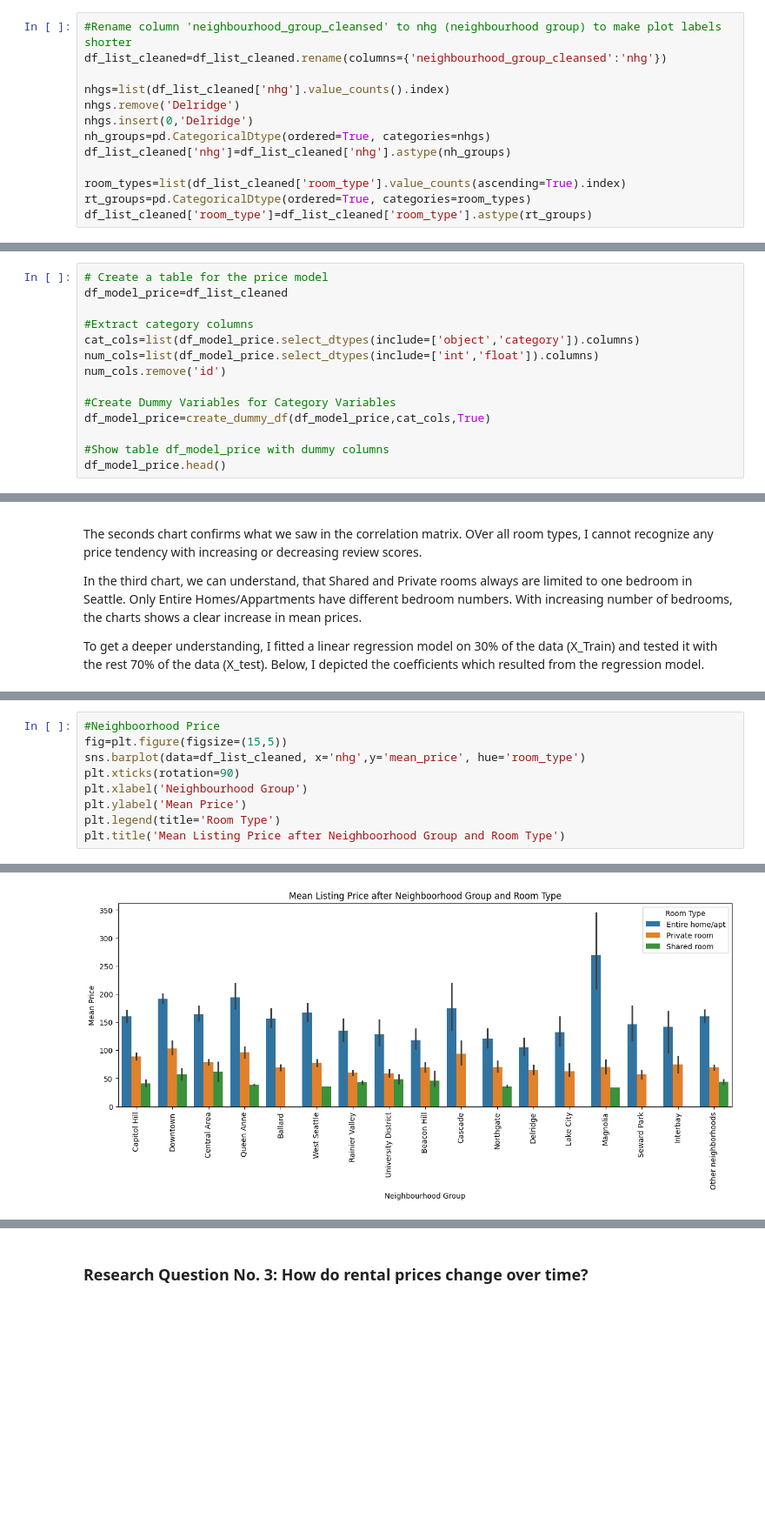
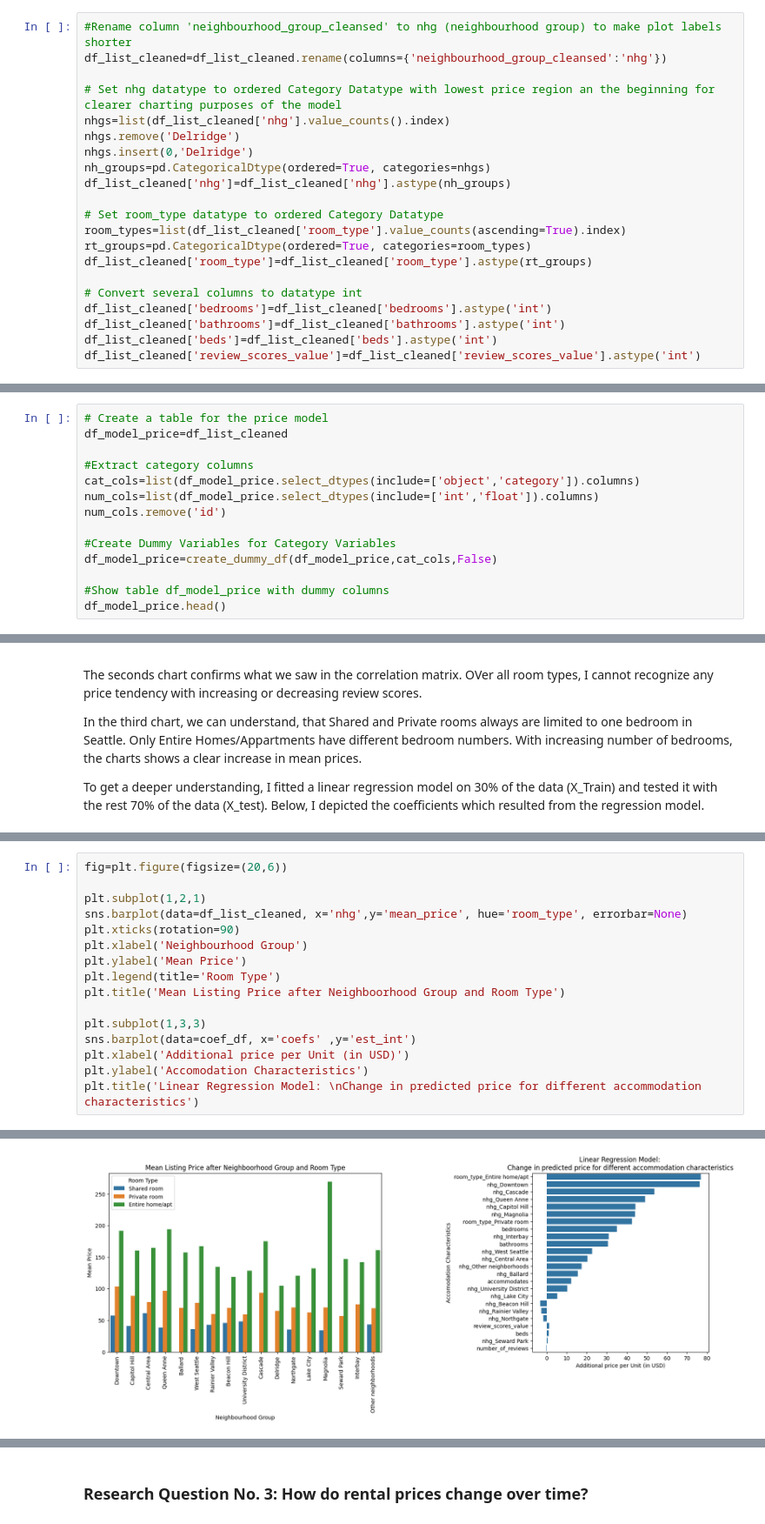
Before and after one commit to carini599/Airbnb_Seattle_Carina_Breu, a Jupyter notebook: airbnb_seattle_notebook.ipynb, the cells around one changed output, grey strips where cells are left out. Shown at 87% size. Saved outputs shown, nothing was run; the diff lists cells and outputs as text; blank space fills up the shorter version.

```diff
--- a/airbnb_seattle_notebook.ipynb
+++ b/airbnb_seattle_notebook.ipynb
@@ -171,15 +171,23 @@ df_list_cleaned=pd.merge(df_list_cleaned,df_mean_price, left_on='id',right_on='l
 #Rename column 'neighbourhood_group_cleansed' to nhg (neighbourhood group) to make plot labels shorter
 df_list_cleaned=df_list_cleaned.rename(columns={'neighbourhood_group_cleansed':'nhg'})
 
+# Set nhg datatype to ordered Category Datatype with lowest price region an the beginning for clearer charting purposes of the model
 nhgs=list(df_list_cleaned['nhg'].value_counts().index)
 nhgs.remove('Delridge')
 nhgs.insert(0,'Delridge')
 nh_groups=pd.CategoricalDtype(ordered=True, categories=nhgs)
 df_list_cleaned['nhg']=df_list_cleaned['nhg'].astype(nh_groups)
 
+# Set room_type datatype to ordered Category Datatype
 room_types=list(df_list_cleaned['room_type'].value_counts(ascending=True).index)
 rt_groups=pd.CategoricalDtype(ordered=True, categories=room_types)
 df_list_cleaned['room_type']=df_list_cleaned['room_type'].astype(rt_groups)
+
+# Convert several columns to datatype int
+df_list_cleaned['bedrooms']=df_list_cleaned['bedrooms'].astype('int')
+df_list_cleaned['bathrooms']=df_list_cleaned['bathrooms'].astype('int')
+df_list_cleaned['beds']=df_list_cleaned['beds'].astype('int')
+df_list_cleaned['review_scores_value']=df_list_cleaned['review_scores_value'].astype('int')
 # %%
 df_list_cleaned.info()
 # %% [output]
@@ -224,7 +238,7 @@ num_cols=list(df_model_price.select_dtypes(include=['int','float']).columns)
 num_cols.remove('id')
 
 #Create Dummy Variables for Category Variables
-df_model_price=create_dummy_df(df_model_price,cat_cols,True)
+df_model_price=create_dummy_df(df_model_price,cat_cols,False)
 
 #Show table df_model_price with dummy columns
 df_model_price.head()
@@ -492,10 +558,17 @@ Text(0.5, 1.0, 'Linear Regression Mean price against different accommodation cha
 # %%
-#Neighboorhood Price
-fig=plt.figure(figsize=(15,5))
-sns.barplot(data=df_list_cleaned, x='nhg',y='mean_price', hue='room_type')
+fig=plt.figure(figsize=(20,6))
+
+plt.subplot(1,2,1)
+sns.barplot(data=df_list_cleaned, x='nhg',y='mean_price', hue='room_type', errorbar=None)
 plt.xticks(rotation=90)
 plt.xlabel('Neighbourhood Group')
 plt.ylabel('Mean Price')
 plt.legend(title='Room Type')
 plt.title('Mean Listing Price after Neighboorhood Group and Room Type')
+
+plt.subplot(1,3,3)
+sns.barplot(data=coef_df, x='coefs' ,y='est_int')
+plt.xlabel('Additional price per Unit (in USD)')
+plt.ylabel('Accomodation Characteristics')
+plt.title('Linear Regression Model: \nChange in predicted price for different accommodation characteristics')
 # %% [output]
@@ -503 +576 @@ Text(0.5, 1.0, 'Mean Listing Price after Neighboorhood Group and Room Type')
-[figure, old version]
+[figure, new version]
```
Also changed, not shown: parts of 27 cells of this notebook.
